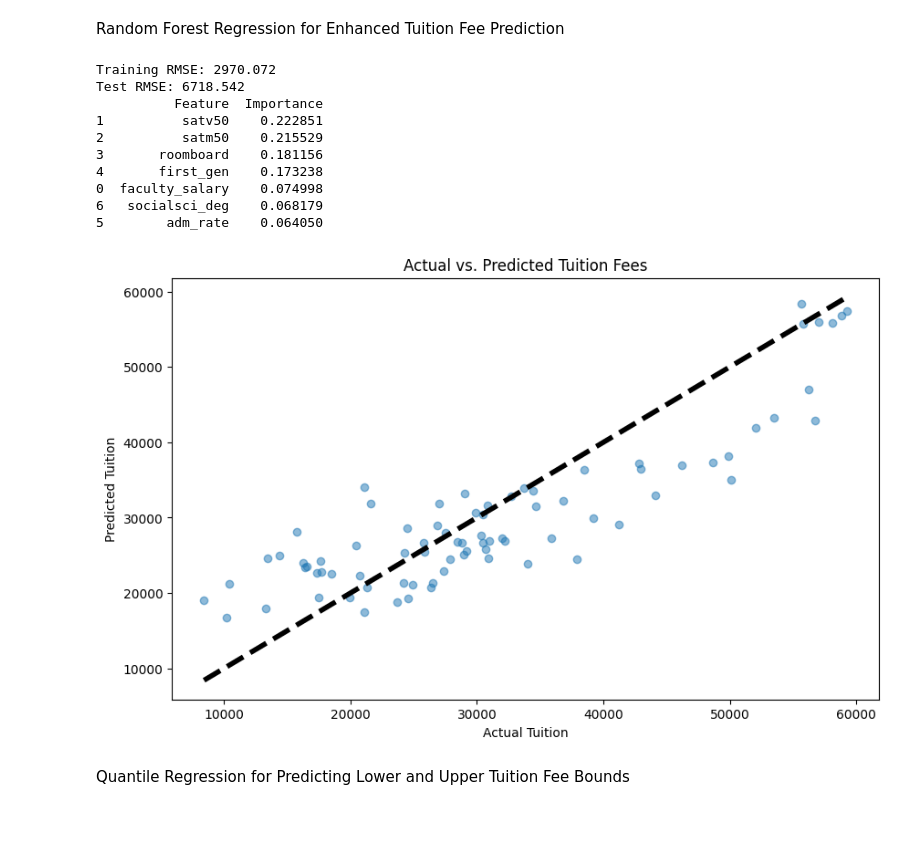
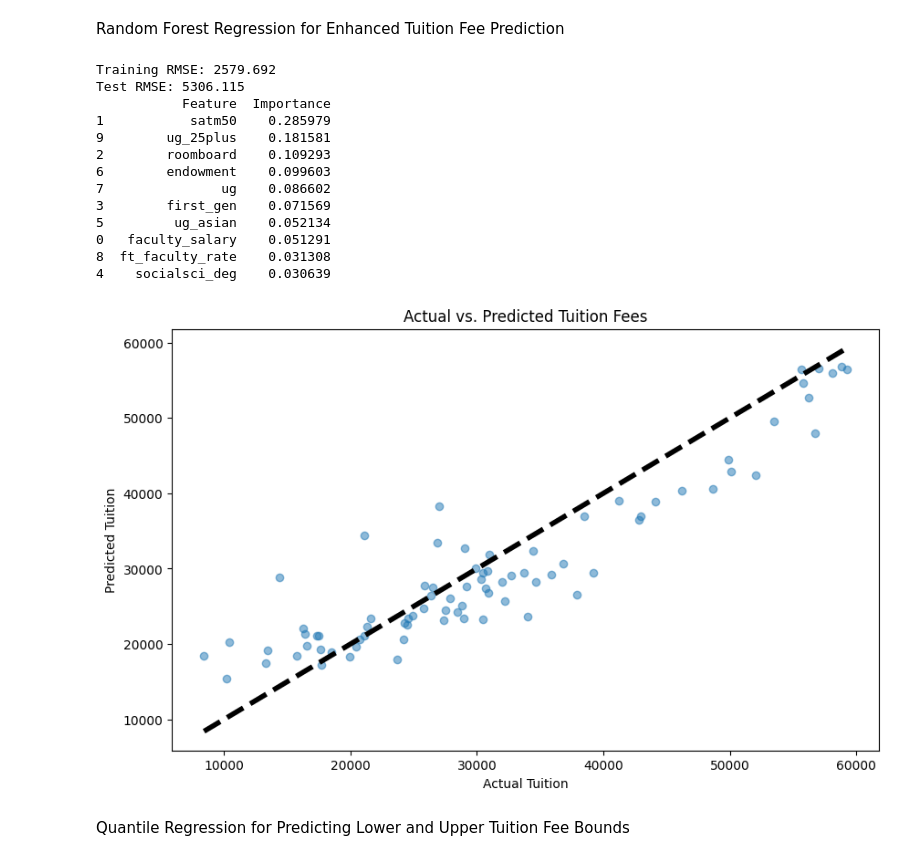
Before and after one commit to VarunBondugula/StatisticalLearning-PredictionModel, a Jupyter notebook: Final Project.ipynb, the cells around one changed output. Drawn from its saved outputs; the diff is of its cells as text; code cells hidden in the pictures; blank space fills up the shorter version.

Commit message:
updated final pred model

```diff
--- a/Final Project.ipynb
+++ b/Final Project.ipynb
@@ -202,8 +234,8 @@ from sklearn.model_selection import cross_val_score
 
 #Baseline model using LR / need to check for multicollinearity esp for sat scores
 
-#List of features used / should test features first
-features = ['faculty_salary', 'satv50', 'satm50','roomboard','first_gen','adm_rate','socialsci_deg']
+#List of features used / removed adm rate, other sat scores
+features = ['faculty_salary', 'satm50','roomboard','first_gen','socialsci_deg', 'ug_asian', 'endowment', 'ug', 'ft_faculty_rate', 'ug_25plus']
 X = df[features]
 y = df['tuition']
 
@@ -240,4 +272,12 @@ cv_rmse_linreg = np.sqrt(-cv_scores_linreg)
 print("Cross-validated RMSE scores:", cv_rmse_linreg)
 print("Mean CV RMSE:", cv_rmse_linreg.mean())
 # print(f"Prediction interval Coverage: {lin_cover} \t Width: {lin_width}")
+
+plt.figure(figsize=(10, 6))
+plt.scatter(y_test, y_pred, alpha=0.5)
+plt.plot([y_test.min(), y_test.max()], [y_test.min(), y_test.max()], 'k--', lw=4)
+plt.xlabel('Actual Tuition')
+plt.ylabel('Predicted Tuition')
+plt.title('Actual vs. Predicted Tuition Fees')
+plt.show()
 # %% [output]
@@ -301,45 +342,47 @@ from sklearn.metrics import mean_squared_error
 # Initialize the Random Forest model
 random_forest = RandomForestRegressor(n_estimators=100, random_state=42)
 
 # Fit the model on the training data
 random_forest.fit(X_train, y_train)
 
 # Predict on the training set and test set
 y_train_pred_rf = random_forest.predict(X_train)
 y_test_pred_rf = random_forest.predict(X_test)
 
 # Evaluate the model using RMSE
 train_rmse_rf = np.sqrt(mean_squared_error(y_train, y_train_pred_rf))
 test_rmse_rf = np.sqrt(mean_squared_error(y_test, y_test_pred_rf))
 
 print(f"Training RMSE: {train_rmse_rf:.3f}")
 print(f"Test RMSE: {test_rmse_rf:.3f}")
 
 # Optionally, examine feature importance
 feature_importances = random_forest.feature_importances_
-features = X_train.columns
 importance_df = pd.DataFrame({'Feature': features, 'Importance': feature_importances}).sort_values(by='Importance', ascending=False)
 print(importance_df)
 
 plt.figure(figsize=(10, 6))
 plt.scatter(y_test, y_test_pred_rf, alpha=0.5)
 plt.plot([y_test.min(), y_test.max()], [y_test.min(), y_test.max()], 'k--', lw=4)
 plt.xlabel('Actual Tuition')
 plt.ylabel('Predicted Tuition')
 plt.title('Actual vs. Predicted Tuition Fees')
 plt.show()
 # %% [output]
-Training RMSE: 2970.072
-Test RMSE: 6718.542
-          Feature  Importance
-1          satv50    0.222851
-2          satm50    0.215529
-3       roomboard    0.181156
-4       first_gen    0.173238
-0  faculty_salary    0.074998
-6   socialsci_deg    0.068179
-5        adm_rate    0.064050
+Training RMSE: 2579.692
+Test RMSE: 5306.115
+           Feature  Importance
+1           satm50    0.285979
+9        ug_25plus    0.181581
+2        roomboard    0.109293
+6        endowment    0.099603
+7               ug    0.086602
+3        first_gen    0.071569
+5         ug_asian    0.052134
+0   faculty_salary    0.051291
+8  ft_faculty_rate    0.031308
+4    socialsci_deg    0.030639
-[figure, old version]
+[figure, new version]
 # %% [markdown]
 Quantile Regression for Predicting Lower and Upper Tuition Fee Bounds
 # %%
```
Also changed, not shown: parts of 11 cells of this notebook, 1 other file.
